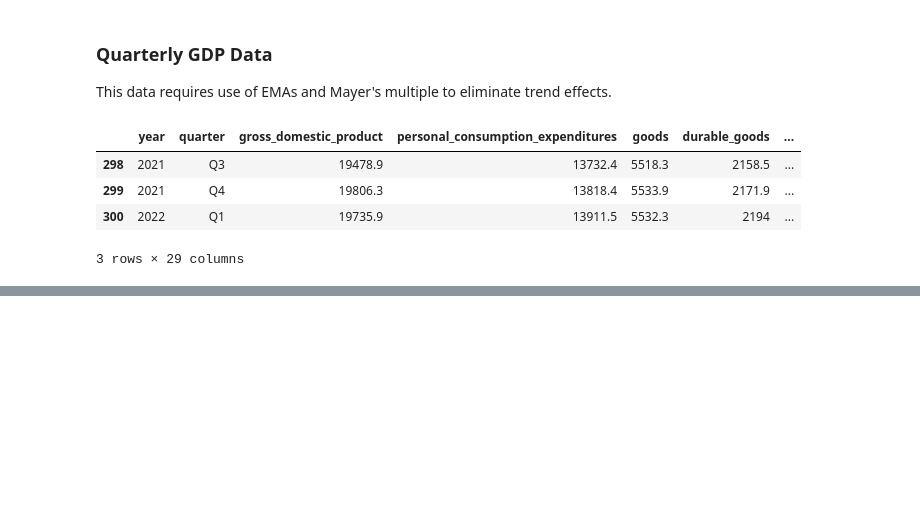
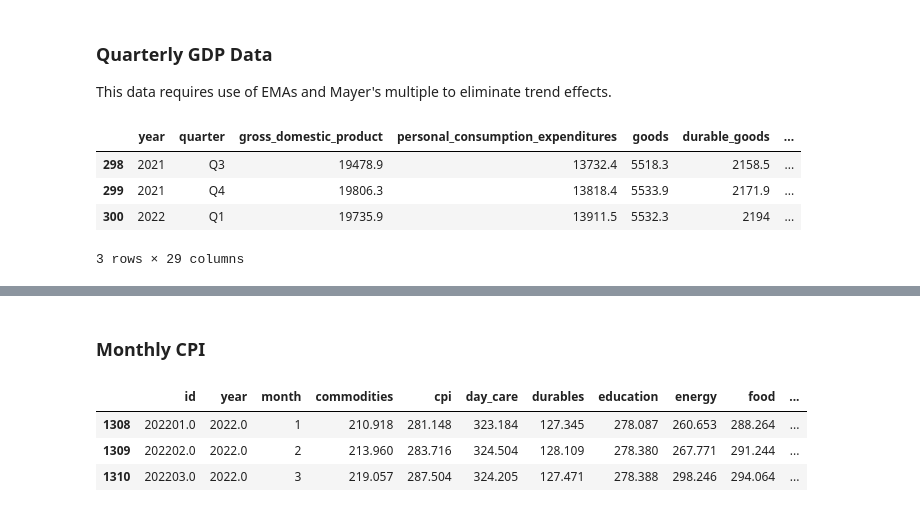
Before and after one commit to obsessedquant/Economic_Indicators, a Jupyter notebook: 0_Combined_Indicators.ipynb, the cells around one changed output, grey strips where cells are left out. Drawn from its saved outputs; the diff is of its cells as text; code cells hidden in the pictures; blank space fills up the shorter version.

```diff
--- a/0_Combined_Indicators.ipynb
+++ b/0_Combined_Indicators.ipynb
@@ -183,0 +185,13 @@ See the caveats in the documentation: https://pandas.pydata.org/pandas-docs/stab
+# %% [markdown]
+### Monthly CPI
+# %%
+import pandas as pd
+
+cpi_df = pd.read_csv('./Inputs/cpi_compiled.csv')
+cpi_df.drop('Unnamed: 0',axis=1,inplace=True)
+cpi_df.tail(3)
+# %% [output]
+|  | id | year | month | commodities | cpi | day_care | durables | education | energy | food | ... |
+| 1308 | 202201.0 | 2022.0 | 1 | 210.918 | 281.148 | 323.184 | 127.345 | 278.087 | 260.653 | 288.264 | ... |
+| 1309 | 202202.0 | 2022.0 | 2 | 213.960 | 283.716 | 324.504 | 128.109 | 278.380 | 267.771 | 291.244 | ... |
+| 1310 | 202203.0 | 2022.0 | 3 | 219.057 | 287.504 | 324.205 | 127.471 | 278.388 | 298.246 | 294.064 | ... |
```
Also changed, not shown: parts of 8 cells of this notebook, 5 other files.
